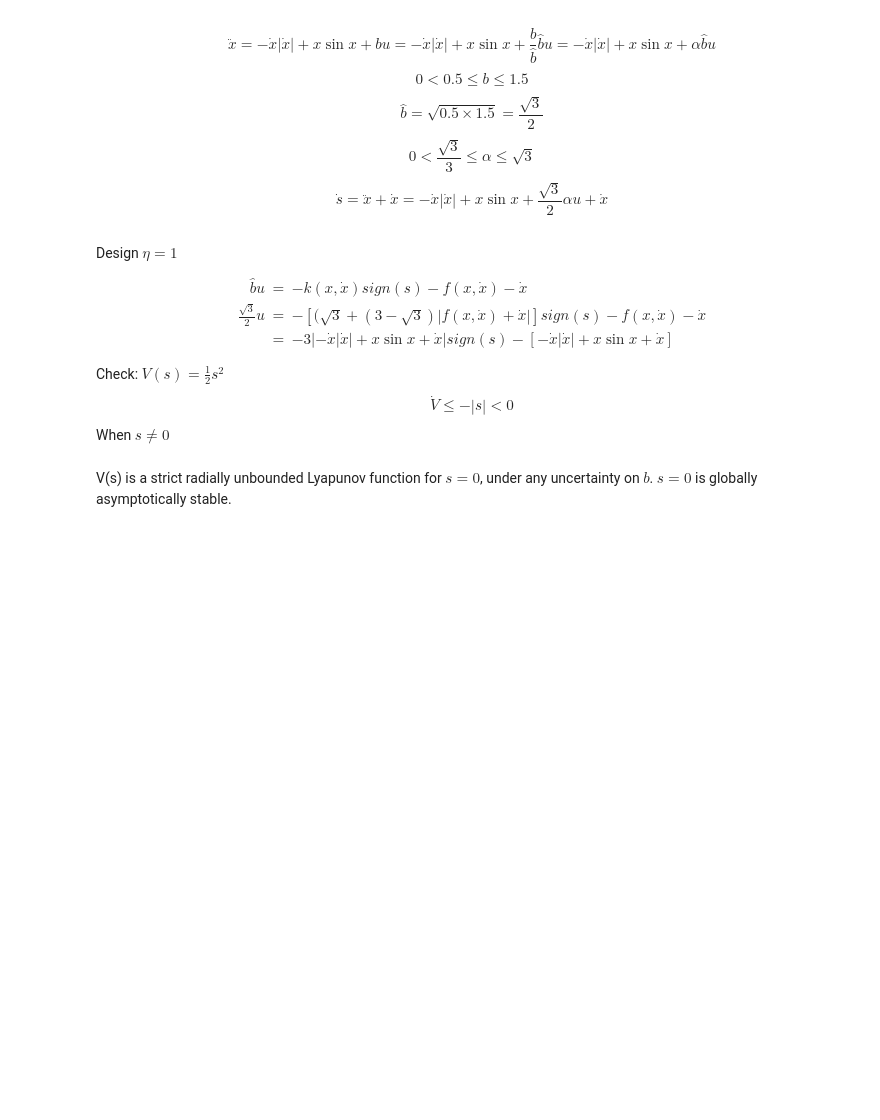
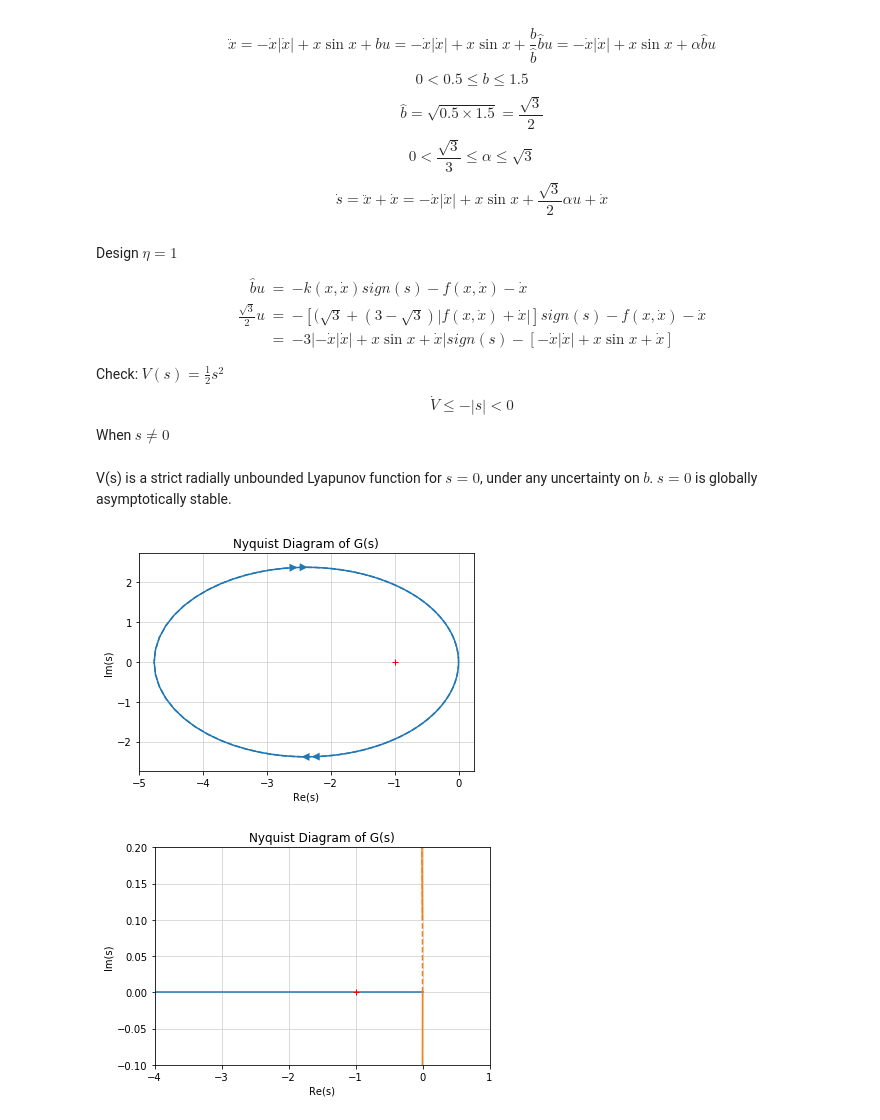
Before and after one commit to BoomAmplifier/NLS-HW, a Jupyter notebook: HW6.ipynb, the cells around one changed output. Saved outputs shown, nothing was run; the diff lists cells and outputs as text; code cells hidden in the pictures; blank space fills up the shorter version.

```diff
--- a/HW6.ipynb
+++ b/HW6.ipynb
@@ -143,3 +143,44 @@ $$\dot{V}\leq -|s|<0$$
 When $s\neq 0 $
 # %% [markdown]
 V(s) is a strict radially unbounded Lyapunov function for $s=0$, under any uncertainty on $b$. $s=0$ is globally asymptotically stable.
+# %%
+import numpy as np
+import matplotlib.pyplot as plt
+from scipy import signal
+from sympy import *
+import control
+%matplotlib inline
+
+#Creating a transfer function G
+s = control.TransferFunction.s
+
+K0 = 1
+# T = 10
+G = K0*-10*s / (s**2+2.1*(s)+100)
+
+control.nyquist(G)
+
+plt.grid(True)
+plt.title('Nyquist Diagram of G(s)')
+plt.xlabel('Re(s)')
+plt.ylabel('Im(s)')
+# plt.ylim(-1,1)
+# plt.xlim(-0.4,1.5)
+plt.show()
+
+fig = plt.figure()
+ax = fig.add_subplot(111)
+x1 = np.linspace(-10,-0,5,endpoint=True)
+y1 = 0*x1
+ax.plot(x1,y1)
+control.nyquist(G)
+plt.grid(True)
+plt.title('Nyquist Diagram of G(s)')
+plt.xlabel('Re(s)')
+plt.ylabel('Im(s)')
+plt.ylim(-.1,.2)
+plt.xlim(-4,1)
+plt.show()
+# %% [output]
+[figure, added]
+[figure, added]
```
Also changed, not shown: parts of 1 cell of this notebook, 13 other files.
